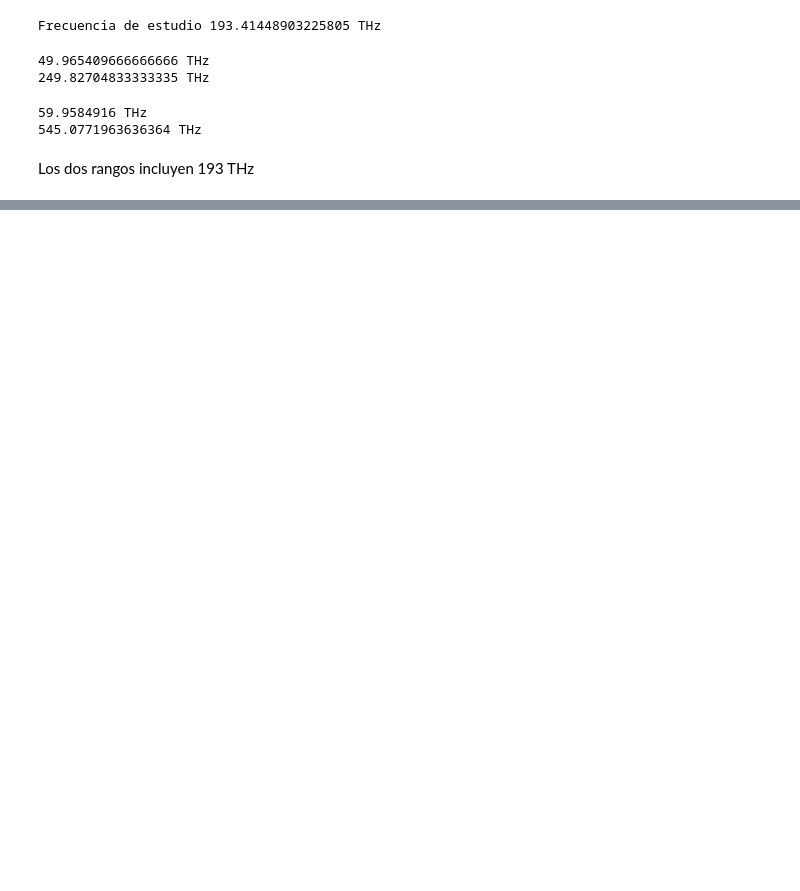
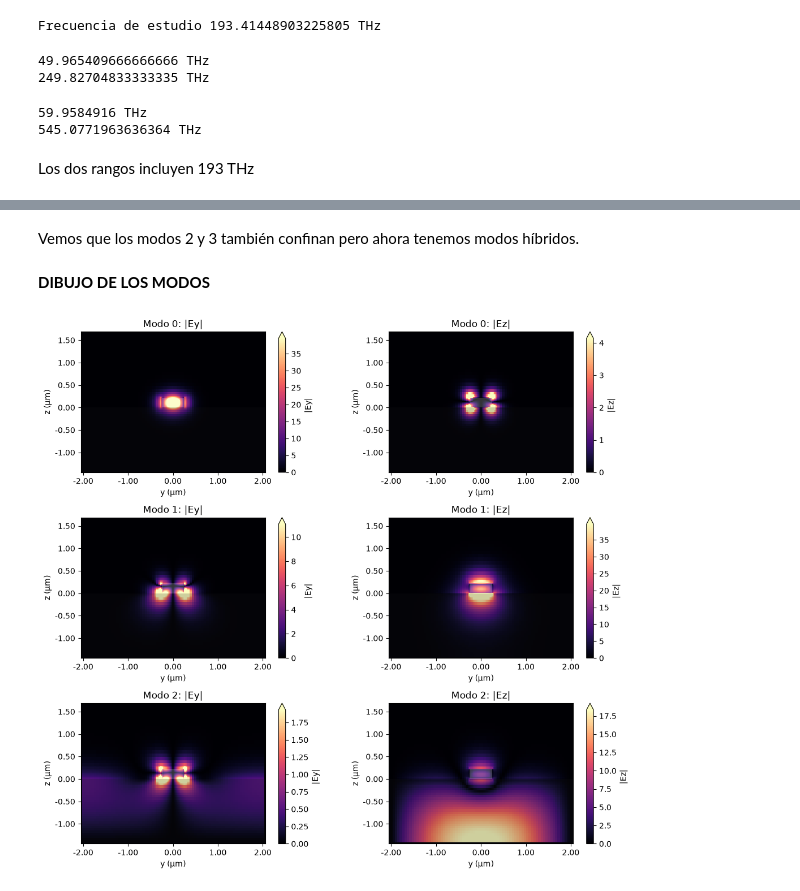
Before and after one commit to MARIOoo610/anillo-sb2s3, a Jupyter notebook: notebooks/01_guia_desnuda.ipynb, the cells around one changed output, grey strips where cells are left out. Drawn from its saved outputs; the diff is of its cells as text; code cells hidden in the pictures; blank space fills up the shorter version.

```diff
--- a/notebooks/01_guia_desnuda.ipynb
+++ b/notebooks/01_guia_desnuda.ipynb
@@ -90,2 +90,6 @@ PLANO DE MODOS Y FIGURA DE SECCIÓN
 # %%
 from tidy3d.plugins.mode import ModeSolver
+# %%
+plane = td.Box(center=sim.center, size=(0,4,3))
+mode_spec = td.ModeSpec(num_modes=4, group_index_step=True)
+ms = ModeSolver(simulation=sim, plane=plane, mode_spec=mode_spec, freqs=[freq0])
@@ -91,0 +233,15 @@ from tidy3d.plugins.mode import ModeSolver
+# %% [markdown]
+Vemos que los modos 2 y 3 también confinan pero ahora tenemos modos híbridos.
+# %% [markdown]
+**DIBUJO DE LOS MODOS**
+# %%
+fig, ax = plt.subplots(3,2, figsize=(11,10))
+for i in range(3):
+    ms.plot_field("Ey", mode_index=i, val="abs", ax=ax[i,0])
+    ms.plot_field("Ez", mode_index=i, val="abs", ax=ax[i,1])
+    ax[i, 0].set_title(f"Modo {i}: |Ey|")
+    ax[i, 1].set_title(f"Modo {i}: |Ez|")
+plt.tight_layout()
+plt.show()
+# %% [output]
+[figure, added]
```
Also changed, not shown: parts of 21 cells of this notebook.
